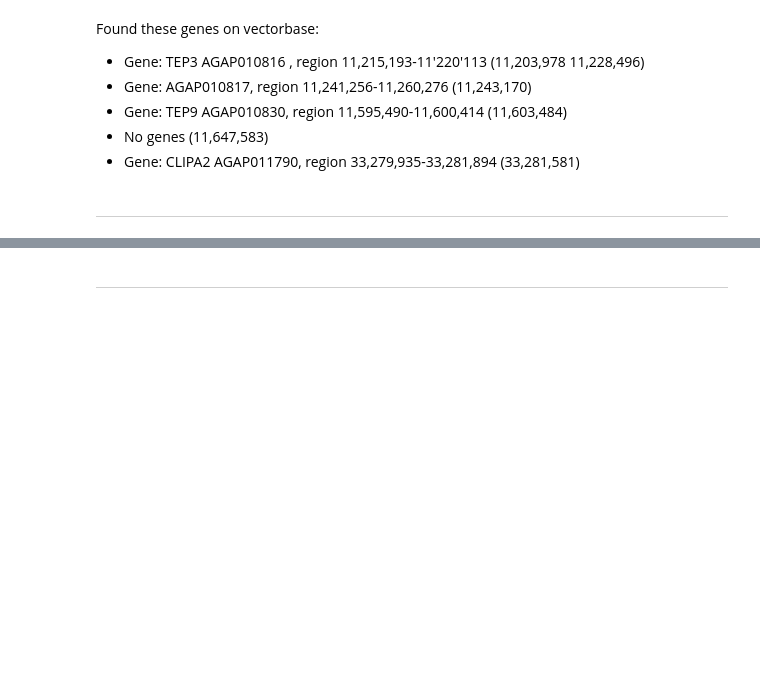
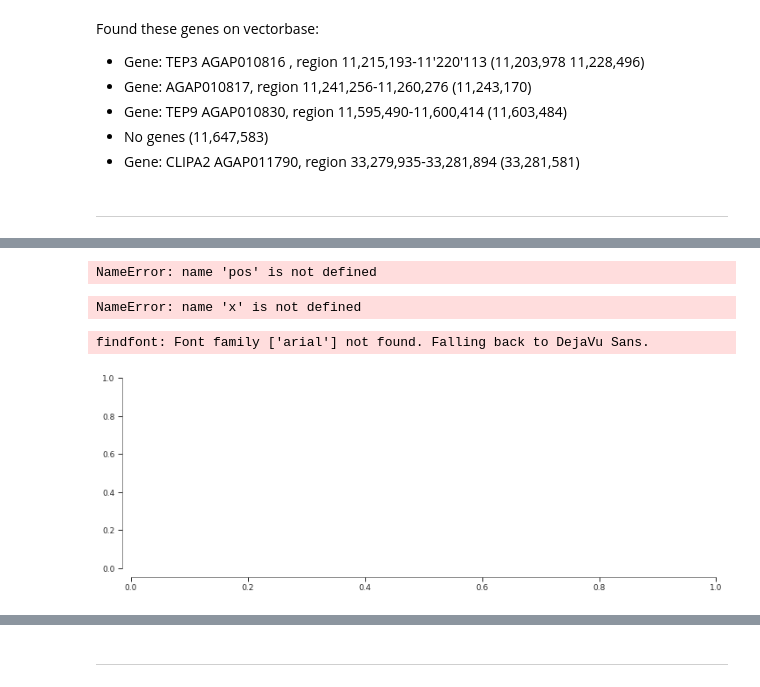
Before and after one commit to randomxsk8/notebooks, a Jupyter notebook: 08292019_selection_PBS.ipynb, the cells around one changed output, grey strips where cells are left out. Cells and saved outputs as stored; diff of their text form; code cells hidden in the pictures; blank space fills up the shorter version.

```diff
--- a/08292019_selection_PBS.ipynb
+++ b/08292019_selection_PBS.ipynb
@@ -136,0 +118,8 @@ def pbs_plot(chrom, a, b, c, windows_size):
+# %%
+pbs = allel.pbs(calldata_hap['3R']['FRgam'], calldata_hap['3R']['BFgam'], calldata_hap['3R']['GHcol'], 50000)
+# %%
+# compute windows with equal numbers of SNPs
+windows = allel.moving_statistic(pos, statistic=lambda v: [v[0], v[-1]], size=50000)
+x = np.asarray(windows).mean(axis=1)
+# %% [output]
+NameError: name 'pos' is not defined
@@ -136,0 +128,13 @@ def pbs_plot(chrom, a, b, c, windows_size):
+# %%
+# Plot the test
+fig, ax = plt.subplots(figsize=(12, 4))
+sns.despine(ax=ax, offset=10)
+ax.plot(x, pbs, lw=.5)
+sns.despine(ax=ax, offset=10)
+ax.set_ylabel("PBS Value")
+ax.set_xlabel('Chromosome position (bp)')
+ax.set_xlim(0, pos.max())
+# %% [output]
+NameError: name 'x' is not defined
+findfont: Font family ['arial'] not found. Falling back to DejaVu Sans.
+[figure, added]
```
Also changed, not shown: parts of 15 cells of this notebook, 3 other files.
